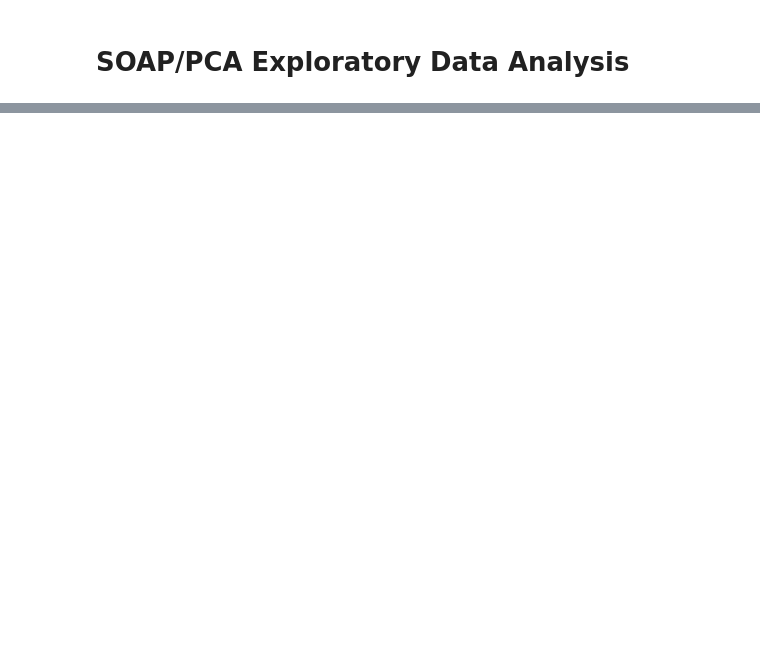
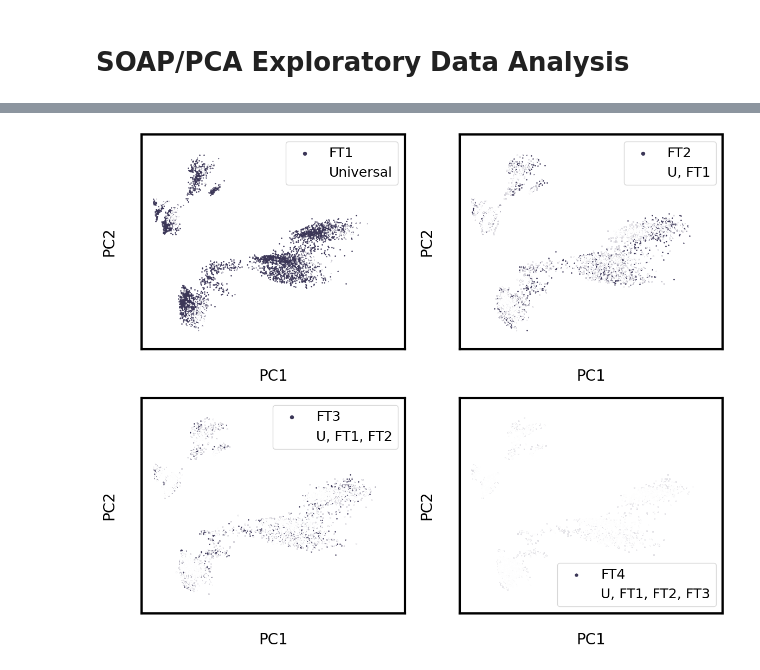
Before and after one commit to YangLab-GT/umlip_bias_finetuning, a Jupyter notebook: analysis/figure_notebook.ipynb, the cells around one changed output, grey strips where cells are left out. Cells and saved outputs as stored; diff of their text form; code cells hidden in the pictures; blank space fills up the shorter version.

```diff
--- a/analysis/figure_notebook.ipynb
+++ b/analysis/figure_notebook.ipynb
@@ -361,0 +377,12 @@ fig.savefig("figures/results_PCA_Datasets.svg")
+# %%
+naive_set = read("/storage/home/hcoda1/0/nwong70/scratch/mace_finetuning/datasets/20250903_MACE-U_ParallelTraining/50pt_dataset/50pt_dataset.xyz", index=':')
+ft_set = read("../data/ChClCA_Finetuning/Periodic/Model:FT5/model/ft4_data.xyz", index=':')
+ft3_set = read("../data/ChClCA_Finetuning/Periodic/Model:FT4/model/ft3_data.xyz", index=':')
+ft2_set = read("../data/ChClCA_Finetuning/Periodic/Model:FT3/model/ft2_data.xyz", index=':')
+ft1_set = read("../data/ChClCA_Finetuning/Periodic/Model:FT2/model/ft1_data.xyz", index=':')
+u_set = read("../data/ChClCA_Finetuning/Periodic/Model:FT1/model/u_data.xyz", index=':')
+all_data = naive_set + ft3_set + ft2_set + ft1_set + u_set
+species = set()
+for atoms in all_data:
+    species.update(atoms.get_chemical_symbols())
+species = list(species)
@@ -361,0 +424,72 @@ fig.savefig("figures/results_PCA_Datasets.svg")
+# %%
+# ---- Create subplots (2x2) ----
+fig, axes = plt.subplots(2, 2, figsize=(12, 10))  # 2 rows, 2 cols
+
+# Flatten axes array for easy iteration
+axes = axes.flatten()
+
+# ---- Plot 1 ----
+axes[0].scatter(X_ft1_pca[:, 0], X_ft1_pca[:, 1],
+                alpha=1, s=3, color=colors[5], label="FT1",marker='.',rasterized=True)
+axes[0].scatter(X_u_pca[:, 0], X_u_pca[:, 1],
+                alpha=1, s=3, color='white', label="Universal",marker='.',rasterized=True)
+
+axes[0].set_xlabel("PC1")
+axes[0].set_ylabel("PC2")
+# axes[0].set_title("U->FT1")
+
+# ---- Plot 2 ----
+axes[1].scatter(X_ft2_pca[:, 0], X_ft2_pca[:, 1],
+                alpha=1, s=3, color=colors[5], label="FT2",marker='.',rasterized=True)
+axes[1].scatter(X_ft1_pca[:, 0], X_ft1_pca[:, 1],
+                alpha=1, s=3, color='white', label="U, FT1",marker='.',rasterized=True)
+axes[1].scatter(X_u_pca[:, 0], X_u_pca[:, 1],
+                alpha=1, s=3, color='white',marker='.',rasterized=True)
+axes[1].set_xlabel("PC1")
+axes[1].set_ylabel("PC2")
+# axes[1].set_title("FT1->FT2")
+
+# ---- Plot 3 ----
+axes[2].scatter(X_ft3_pca[:, 0], X_ft3_pca[:, 1],
+                alpha=1, s=3, color=colors[5], label="FT3",marker='.',rasterized=True)
+axes[2].scatter(X_ft2_pca[:, 0], X_ft2_pca[:, 1],
+                alpha=1, s=3, color='white', label="U, FT1, FT2",marker='.',rasterized=True)
+axes[2].scatter(X_ft1_pca[:, 0], X_ft1_pca[:, 1],
+                alpha=1, s=3, color='white',marker='.',rasterized=True)
+axes[2].scatter(X_u_pca[:, 0], X_u_pca[:, 1],
+                alpha=1, s=3, color='white',marker='.',rasterized=True)
+axes[2].set_xlabel("PC1")
+axes[2].set_ylabel("PC2")
+# axes[2].set_title("FT2->FT3")
+
+# ---- Plot 4 ----
+
+axes[3].scatter(X_ft4_pca[:, 0], X_ft4_pca[:, 1],
+                alpha=1, s=2, color=colors[5], label="FT4",marker='.',rasterized=True)
+axes[3].scatter(X_ft3_pca[:, 0], X_ft3_pca[:, 1],
+                alpha=1, s=3, color='white', label="U, FT1, FT2, FT3",marker='.',rasterized=True)
+axes[3].scatter(X_ft2_pca[:, 0], X_ft2_pca[:, 1],
+                alpha=1, s=3, color='white',marker='.',rasterized=True)
+axes[3].scatter(X_ft1_pca[:, 0], X_ft1_pca[:, 1],
+                alpha=1, s=3, color='white',marker='.',rasterized=True)
+axes[3].scatter(X_u_pca[:, 0], X_u_pca[:, 1],
+                alpha=1, s=3, color='white',marker='.',rasterized=True)
+axes[3].set_xlabel("PC1")
+axes[3].set_ylabel("PC2")
+# axes[3].set_title("FT3->FT4")
+axes[0].legend(markerscale=5)
+axes[1].legend(markerscale=5)
+axes[2].legend(markerscale=5)
+axes[3].legend(markerscale=5)
+for a in axes:
+    # Make tick labels invisible but keep them in the layout
+    a.tick_params(axis='both', which='both', labelcolor=(0,0,0,0))
+
+    # Make tick marks invisible but still exist
+    a.tick_params(axis='both', which='both', color=(0,0,0,0))
+# ---- Adjust layout ----
+plt.tight_layout()
+plt.savefig("figures/results_PCA_per_iteration.svg")
+plt.show()
+# %% [output]
+[figure, added]
```
Also changed, not shown: parts of 8 cells of this notebook, 16 other files.
